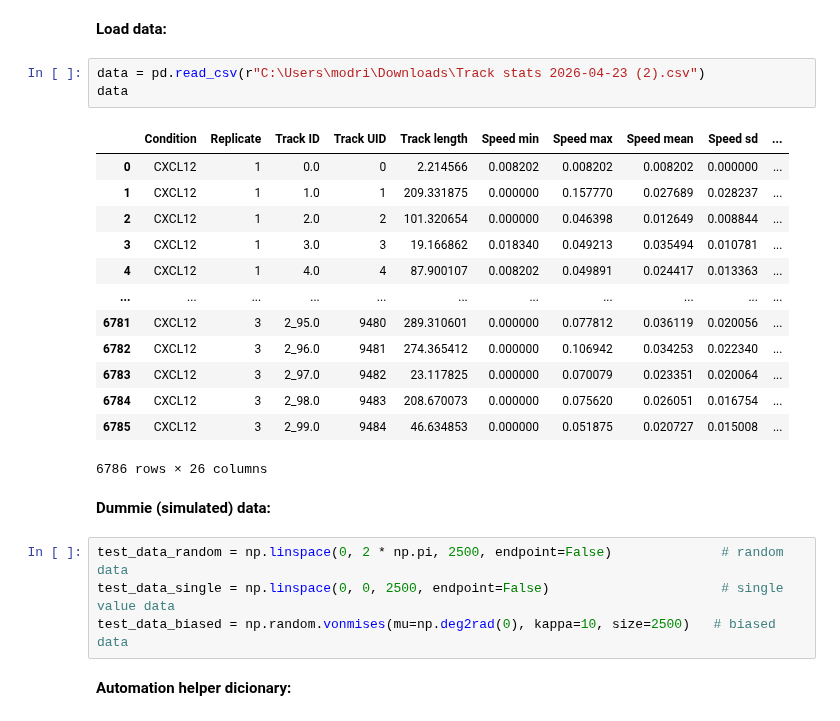
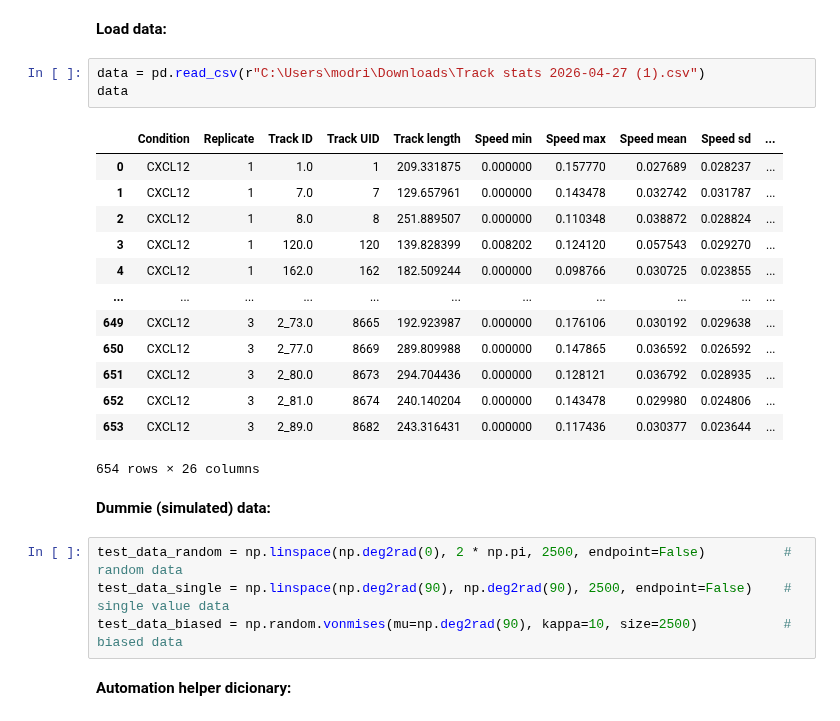
Before and after one commit to BranislavModriansky/peregrin, a Jupyter notebook: media/bc.ipynb, the cells around one changed output. Saved outputs shown, nothing was run; the diff lists cells and outputs as text.

```diff
--- a/media/bc.ipynb
+++ b/media/bc.ipynb
@@ -17,28 +17,28 @@ import pycircstat2.hypothesis as circ
 # %% [markdown]
 **Load data:**
 # %%
-data = pd.read_csv(r"C:\Users\modri\Downloads\Track stats 2026-04-23 (2).csv")
+data = pd.read_csv(r"C:\Users\modri\Downloads\Track stats 2026-04-27 (1).csv")
 data
 # %% [output]
 |  | Condition | Replicate | Track ID | Track UID | Track length | Speed min | Speed max | Speed mean | Speed sd | ... |
-| 0 | CXCL12 | 1 | 0.0 | 0 | 2.214566 | 0.008202 | 0.008202 | 0.008202 | 0.000000 | ... |
-| 1 | CXCL12 | 1 | 1.0 | 1 | 209.331875 | 0.000000 | 0.157770 | 0.027689 | 0.028237 | ... |
-| 2 | CXCL12 | 1 | 2.0 | 2 | 101.320654 | 0.000000 | 0.046398 | 0.012649 | 0.008844 | ... |
-| 3 | CXCL12 | 1 | 3.0 | 3 | 19.166862 | 0.018340 | 0.049213 | 0.035494 | 0.010781 | ... |
-| 4 | CXCL12 | 1 | 4.0 | 4 | 87.900107 | 0.008202 | 0.049891 | 0.024417 | 0.013363 | ... |
+| 0 | CXCL12 | 1 | 1.0 | 1 | 209.331875 | 0.000000 | 0.157770 | 0.027689 | 0.028237 | ... |
+| 1 | CXCL12 | 1 | 7.0 | 7 | 129.657961 | 0.000000 | 0.143478 | 0.032742 | 0.031787 | ... |
+| 2 | CXCL12 | 1 | 8.0 | 8 | 251.889507 | 0.000000 | 0.110348 | 0.038872 | 0.028824 | ... |
+| 3 | CXCL12 | 1 | 120.0 | 120 | 139.828399 | 0.008202 | 0.124120 | 0.057543 | 0.029270 | ... |
+| 4 | CXCL12 | 1 | 162.0 | 162 | 182.509244 | 0.000000 | 0.098766 | 0.030725 | 0.023855 | ... |
 | ... | ... | ... | ... | ... | ... | ... | ... | ... | ... | ... |
-| 6781 | CXCL12 | 3 | 2_95.0 | 9480 | 289.310601 | 0.000000 | 0.077812 | 0.036119 | 0.020056 | ... |
-| 6782 | CXCL12 | 3 | 2_96.0 | 9481 | 274.365412 | 0.000000 | 0.106942 | 0.034253 | 0.022340 | ... |
-| 6783 | CXCL12 | 3 | 2_97.0 | 9482 | 23.117825 | 0.000000 | 0.070079 | 0.023351 | 0.020064 | ... |
-| 6784 | CXCL12 | 3 | 2_98.0 | 9483 | 208.670073 | 0.000000 | 0.075620 | 0.026051 | 0.016754 | ... |
-| 6785 | CXCL12 | 3 | 2_99.0 | 9484 | 46.634853 | 0.000000 | 0.051875 | 0.020727 | 0.015008 | ... |
+| 649 | CXCL12 | 3 | 2_73.0 | 8665 | 192.923987 | 0.000000 | 0.176106 | 0.030192 | 0.029638 | ... |
+| 650 | CXCL12 | 3 | 2_77.0 | 8669 | 289.809988 | 0.000000 | 0.147865 | 0.036592 | 0.026592 | ... |
+| 651 | CXCL12 | 3 | 2_80.0 | 8673 | 294.704436 | 0.000000 | 0.128121 | 0.036792 | 0.028935 | ... |
+| 652 | CXCL12 | 3 | 2_81.0 | 8674 | 240.140204 | 0.000000 | 0.143478 | 0.029980 | 0.024806 | ... |
+| 653 | CXCL12 | 3 | 2_89.0 | 8682 | 243.316431 | 0.000000 | 0.117436 | 0.030377 | 0.023644 | ... |
-6786 rows × 26 columns
+654 rows × 26 columns
 # %% [markdown]
 **Dummie (simulated) data:**
 # %%
-test_data_random = np.linspace(0, 2 * np.pi, 2500, endpoint=False)              # random data
-test_data_single = np.linspace(0, 0, 2500, endpoint=False)                      # single value data
-test_data_biased = np.random.vonmises(mu=np.deg2rad(0), kappa=10, size=2500)   # biased data
+test_data_random = np.linspace(np.deg2rad(0), 2 * np.pi, 2500, endpoint=False)          # random data
+test_data_single = np.linspace(np.deg2rad(90), np.deg2rad(90), 2500, endpoint=False)    # single value data
+test_data_biased = np.random.vonmises(mu=np.deg2rad(90), kappa=10, size=2500)           # biased data
 # %% [markdown]
 **Automation helper dicionary:**
 # %%
```
Also changed, not shown: parts of 21 cells of this notebook.
